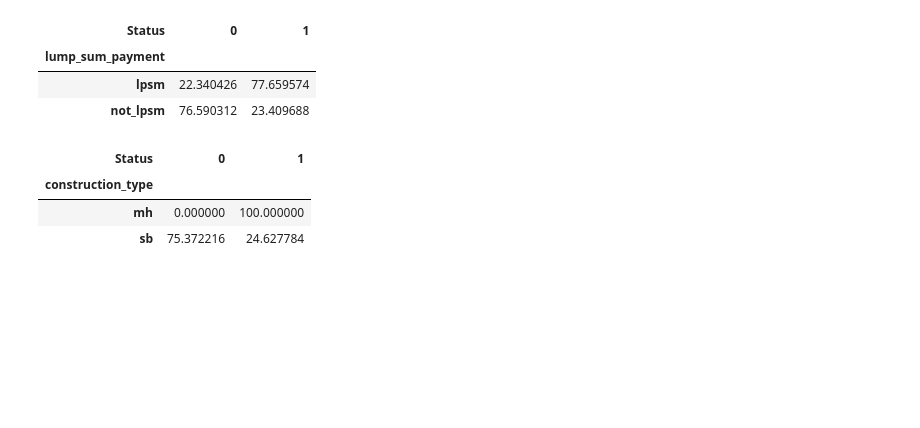
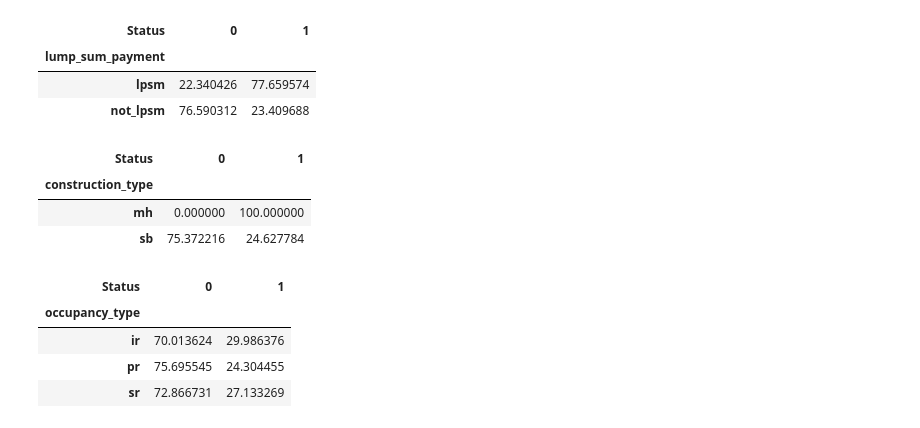
Before and after one commit to YASH280626/loan-default-prediction, a Jupyter notebook: analysis.ipynb, the cells around one changed output. Drawn from its saved outputs; the diff is of its cells as text; code cells hidden in the pictures; blank space fills up the shorter version.

Commit message:
Investigated Occupancy_type against Default Status

```diff
--- a/analysis.ipynb
+++ b/analysis.ipynb
@@ -567,3 +567,12 @@ construction_type_status
 | construction_type |  |  |
 | mh | 0.000000 | 100.000000 |
 | sb | 75.372216 | 24.627784 |
+# %%
+occupancy_type_status = pd.crosstab(df['occupancy_type'], df['Status'], normalize = 'index')*100
+occupancy_type_status
+# %% [output]
+| Status | 0 | 1 |
+| occupancy_type |  |  |
+| ir | 70.013624 | 29.986376 |
+| pr | 75.695545 | 24.304455 |
+| sr | 72.866731 | 27.133269 |
```
